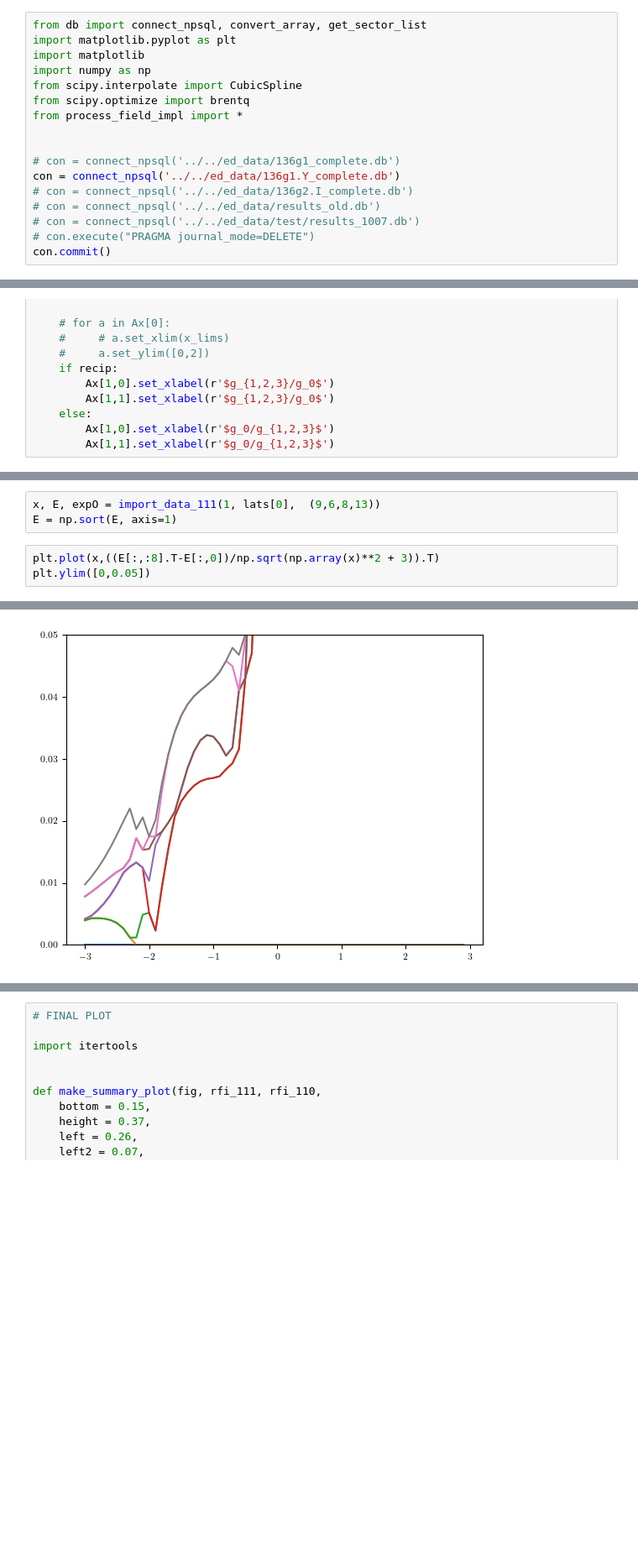
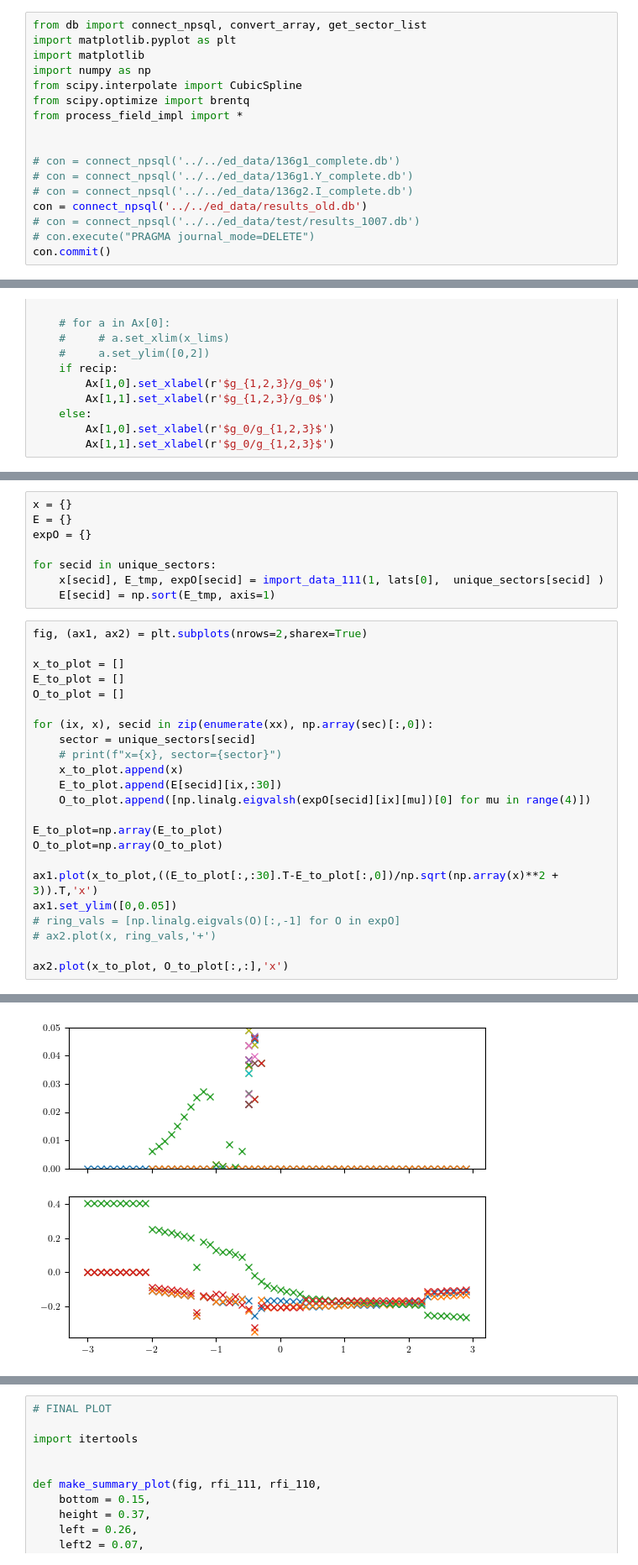
Before and after one commit to Spuriosity1/qsi_subspace_ED, a Jupyter notebook: scripts/process_field.ipynb, the cells around one changed output, grey strips where cells are left out. Shown at 84% size. Saved outputs shown, nothing was run; the diff lists cells and outputs as text; blank space fills up the shorter version.

```diff
--- a/scripts/process_field.ipynb
+++ b/scripts/process_field.ipynb
@@ -9,9 +9,9 @@ from process_field_impl import *
 
 
 # con = connect_npsql('../../ed_data/136g1_complete.db')
-con = connect_npsql('../../ed_data/136g1.Y_complete.db')
+# con = connect_npsql('../../ed_data/136g1.Y_complete.db')
 # con = connect_npsql('../../ed_data/136g2.I_complete.db')
-# con = connect_npsql('../../ed_data/results_old.db')
+con = connect_npsql('../../ed_data/results_old.db')
 # con = connect_npsql('../../ed_data/test/results_1007.db')
 # con.execute("PRAGMA journal_mode=DELETE")
 con.commit()
@@ -279,9 +305,34 @@ class RingInterpolator_110(RingInterpolator):
         assert close(g[0], g[1]) and close(g[2], g[3]), "g has wrong signature"
         # pass
 # %%
-x, E, expO = import_data_111(1, lats[0],  (9,6,8,13))
-E = np.sort(E, axis=1)
+x = {}
+E = {}
+expO = {}
+
+for secid in unique_sectors:
+    x[secid], E_tmp, expO[secid] = import_data_111(1, lats[0],  unique_sectors[secid] )
+    E[secid] = np.sort(E_tmp, axis=1)
 # %%
-plt.plot(x,((E[:,:8].T-E[:,0])/np.sqrt(np.array(x)**2 + 3)).T)
-plt.ylim([0,0.05])
+fig, (ax1, ax2) = plt.subplots(nrows=2,sharex=True)
+
+x_to_plot = []
+E_to_plot = []
+O_to_plot = []
+
+for (ix, x), secid in zip(enumerate(xx), np.array(sec)[:,0]):
+    sector = unique_sectors[secid]
+    # print(f"x={x}, sector={sector}")
+    x_to_plot.append(x)
+    E_to_plot.append(E[secid][ix,:30])
+    O_to_plot.append([np.linalg.eigvalsh(expO[secid][ix][mu])[0] for mu in range(4)])
+
+E_to_plot=np.array(E_to_plot)
+O_to_plot=np.array(O_to_plot)
+
+ax1.plot(x_to_plot,((E_to_plot[:,:30].T-E_to_plot[:,0])/np.sqrt(np.array(x)**2 + 3)).T,'x')
+ax1.set_ylim([0,0.05])
+# ring_vals = [np.linalg.eigvals(O)[:,-1] for O in expO]
+# ax2.plot(x, ring_vals,'+')
+
+ax2.plot(x_to_plot, O_to_plot[:,:],'x')
 # %% [output]
@@ -289 +343 @@ plt.ylim([0,0.05])
-[figure, old version]
+[figure, new version]
```
Also changed, not shown: parts of 13 cells of this notebook, 10 other files.
